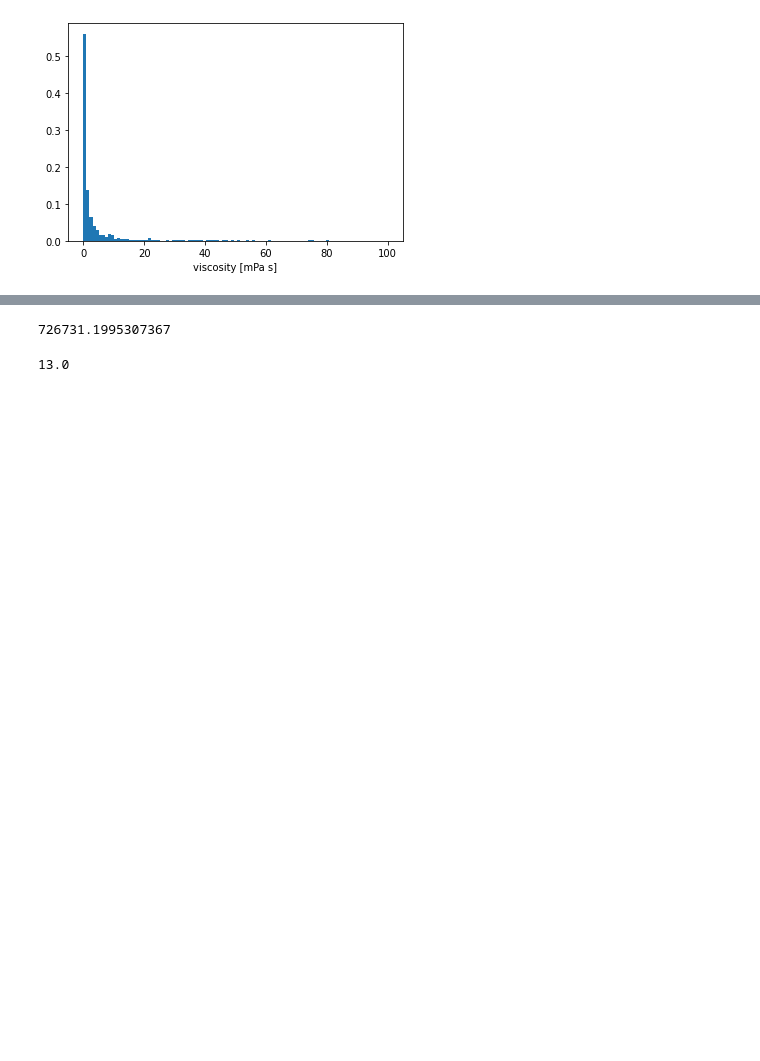
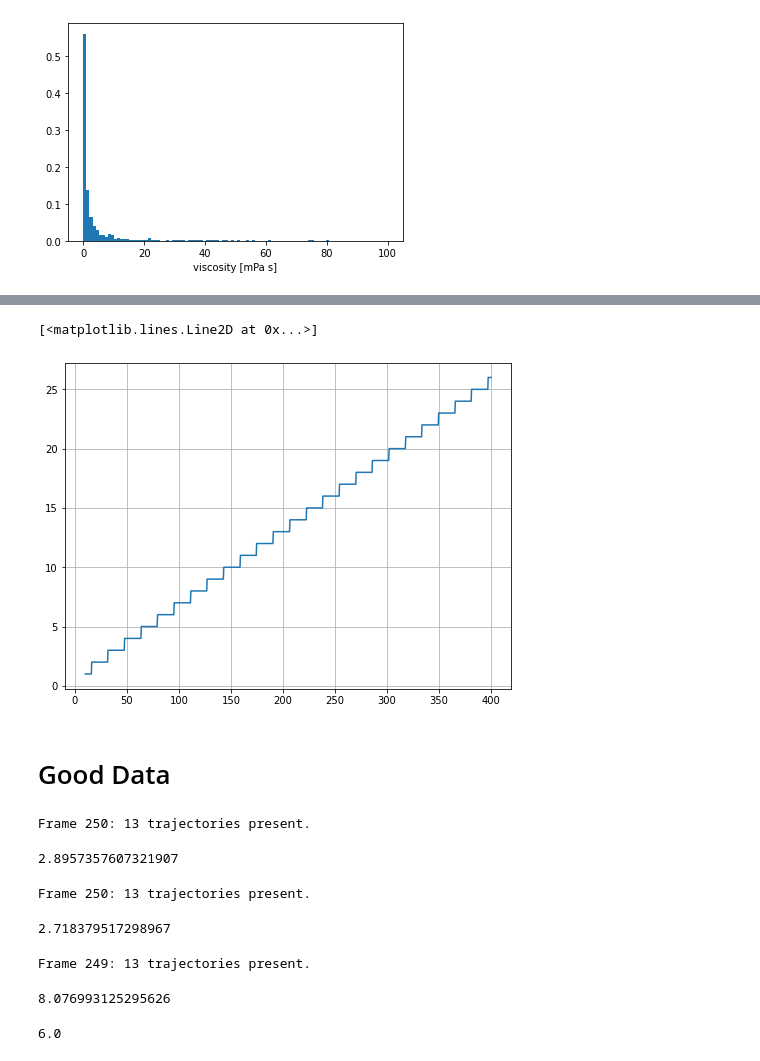
Before and after one commit to dbautista98/BMC_analysis, a Jupyter notebook: Work and Motor Test.ipynb, the cells around one changed output, grey strips where cells are left out. Saved outputs shown, nothing was run; the diff lists cells and outputs as text; code cells hidden in the pictures; blank space fills up the shorter version.

```diff
--- a/Work and Motor Test.ipynb
+++ b/Work and Motor Test.ipynb
@@ -84,20 +102,26 @@ radii
 # %%
-def work(velocity, viscosity, radius):
+def work(velocity, viscosity, radius, x):
     v = velocity
     n = viscosity
     r = radius
-    x = 200 #units um
+    #x = 200 #units um
     return 3*np.pi*n*r*v*x
 
-total_work = work(velo, visc, radii)
-total_work
+x_test = np.linspace(10,400,1000)
+total_work = work(velo, visc, radii, x_test)
+#total_work
-# %% [output]
-726731.1995307367
 # %%
 def motors(work):
     free_e = 57.5 * 1000 #* 6.0221409e+23
-    return np.round(work / free_e)
+    return np.ceil(work / free_e)
 
-motors(total_work)
+#motors(total_work)
-# %% [output]
-13.0
+# %%
+plt.figure(figsize=(8,6))
+plt.grid()
+plt.plot(x_test, motors(total_work))
+# %% [output]
+[<matplotlib.lines.Line2D at 0x...>]
+[figure, added]
+# %% [markdown]
+# Good Data
@@ -103,0 +138,42 @@ motors(total_work)
+# %%
+avg_rad = np.array([])
+for folder in both:
+    path = "../data/onion_4/" + folder + "/*bmp"
+    f = bmc.annotate(path, show=False, diameter=11, minmass=10)#, crop=((0,26), (27,0)))
+    t = bmc.get_trajectories(f, show=False, diameter=11, minmass=10, search_range=6, clip_stubs=25)
+    avg_rad = np.append(avg_rad, radius(t))
+# %% [output]
+Frame 250: 13 trajectories present.
+# %%
+rad = np.mean(avg_rad)
+rad
+# %% [output]
+2.8957357607321907
+# %%
+good_visc = np.array([])
+for folder in brownian:
+    path = "../data/onion_4/" + folder + "/*bmp"
+    f = bmc.annotate(path, show=False, diameter=11, minmass=10)#, crop=((0,26), (27,0)))
+    t = bmc.get_trajectories(f, show=False, diameter=11, minmass=10, search_range=6, clip_stubs=25)
+    good_visc = np.append(good_visc, all_viscosity(t))
+# %% [output]
+Frame 250: 13 trajectories present.
+# %%
+avg_visc = np.mean(good_visc)
+avg_visc
+# %% [output]
+2.718379517298967
+# %%
+good_velo = np.array([])
+for folder in good_traj:
+    path = "../data/onion_4/" + folder + "/*bmp"
+    f = bmc.annotate(path, show=False, diameter=11, minmass=10)#, crop=((0,26), (27,0)))
+    t = bmc.get_trajectories(f, show=False, diameter=11, minmass=10, search_range=5, clip_stubs=25)
+    good_velo = np.append(good_velo, all_velocity_threshold(t, 5)[0])
+# %% [output]
+Frame 249: 13 trajectories present.
+# %%
+avg_velo = np.mean(good_velo)
+np.std(good_velo)
+# %% [output]
+8.076993125295626
@@ -103,0 +182,4 @@ motors(total_work)
+# %%
+motors(good_work)
+# %% [output]
+6.0
```
Also changed, not shown: parts of 5 cells of this notebook.
